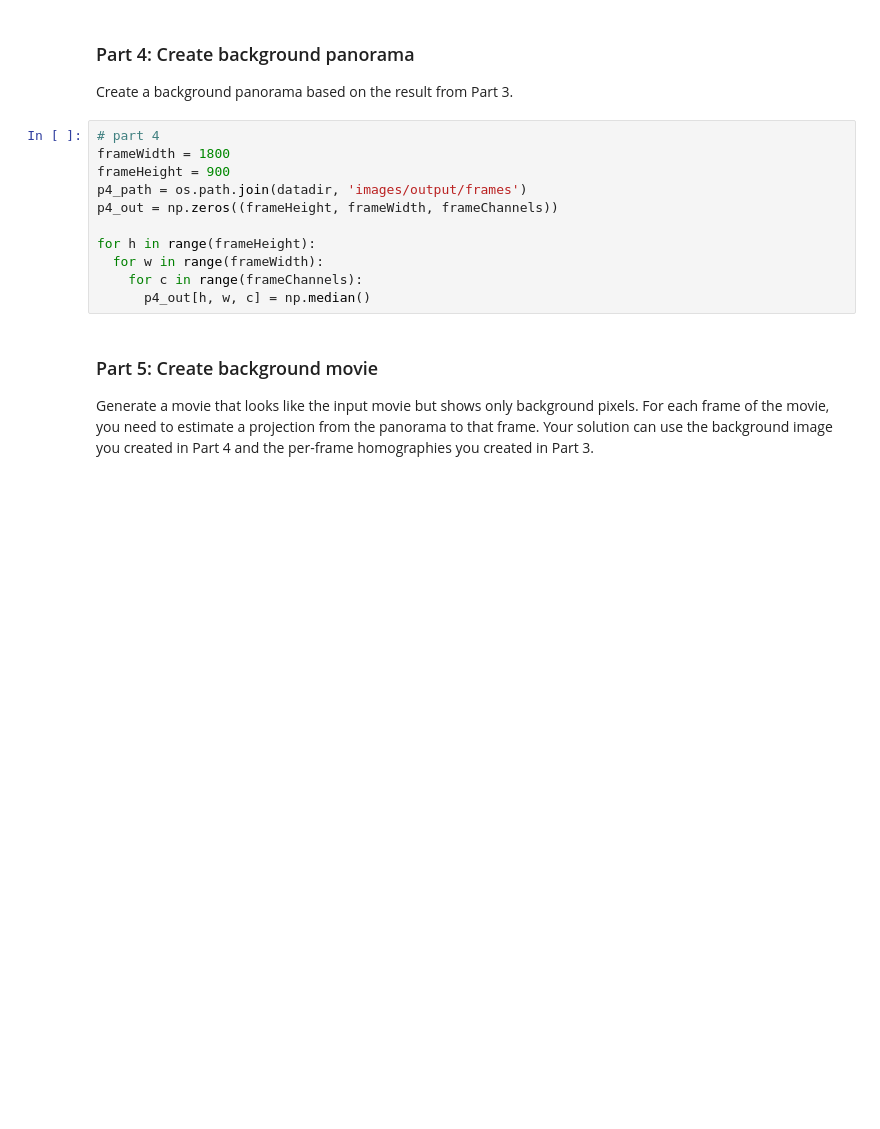
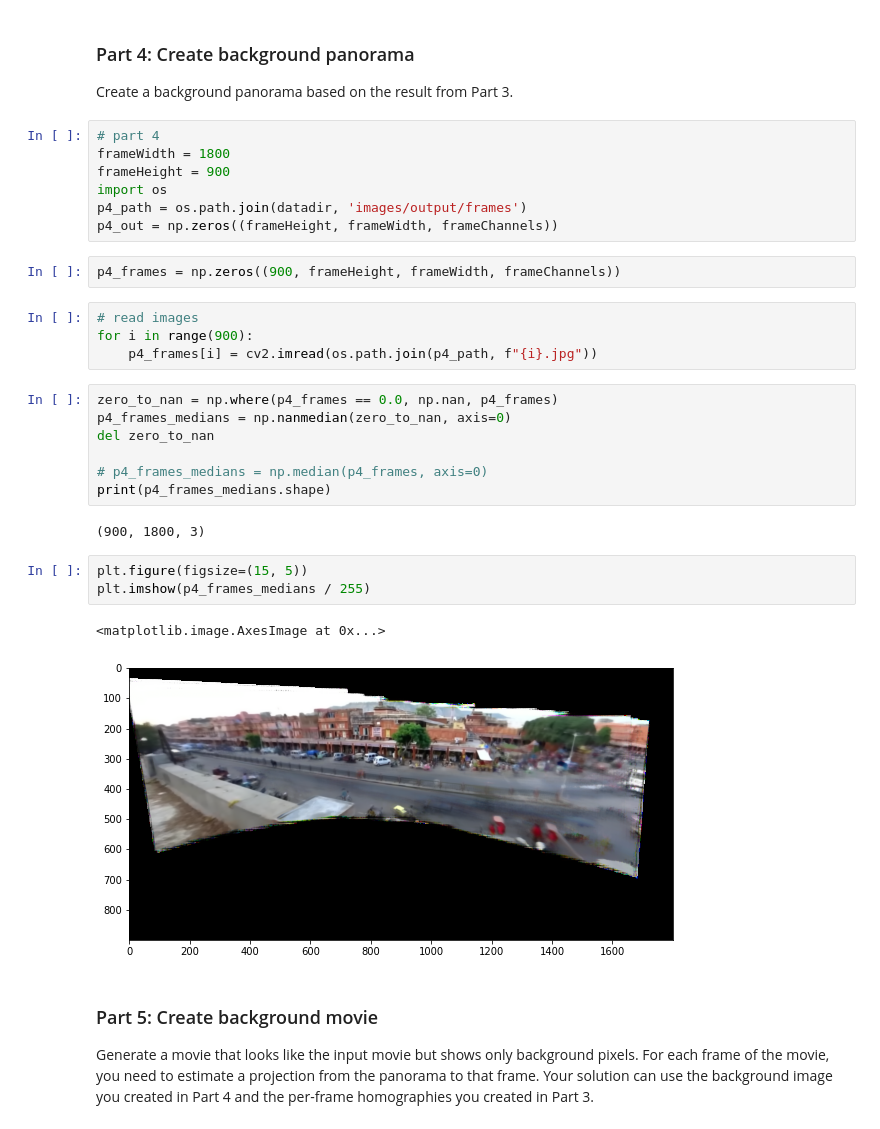
Before and after one commit to eric1932/cs445-sp22-mp5, a Jupyter notebook: Project_5_starter.ipynb, the cells around one changed output. Cells and saved outputs as stored; diff of their text form; blank space fills up the shorter version.

```diff
--- a/Project_5_starter.ipynb
+++ b/Project_5_starter.ipynb
@@ -360,13 +346,30 @@ Create a background panorama based on the result from Part 3.
 # part 4
 frameWidth = 1800
 frameHeight = 900
+import os
 p4_path = os.path.join(datadir, 'images/output/frames')
 p4_out = np.zeros((frameHeight, frameWidth, frameChannels))
-
-for h in range(frameHeight):
-  for w in range(frameWidth):
-    for c in range(frameChannels):
-      p4_out[h, w, c] = np.median()
+# %%
+p4_frames = np.zeros((900, frameHeight, frameWidth, frameChannels))
+# %%
+# read images
+for i in range(900):
+    p4_frames[i] = cv2.imread(os.path.join(p4_path, f"{i}.jpg"))
+# %%
+zero_to_nan = np.where(p4_frames == 0.0, np.nan, p4_frames)
+p4_frames_medians = np.nanmedian(zero_to_nan, axis=0)
+del zero_to_nan
+
+# p4_frames_medians = np.median(p4_frames, axis=0)
+print(p4_frames_medians.shape)
+# %% [output]
+(900, 1800, 3)
+# %%
+plt.figure(figsize=(15, 5))
+plt.imshow(p4_frames_medians / 255)
+# %% [output]
+<matplotlib.image.AxesImage at 0x...>
+[figure, added]
 # %% [markdown]
 ### Part 5: Create background movie
 
```
Also changed, not shown: parts of 7 cells of this notebook.
